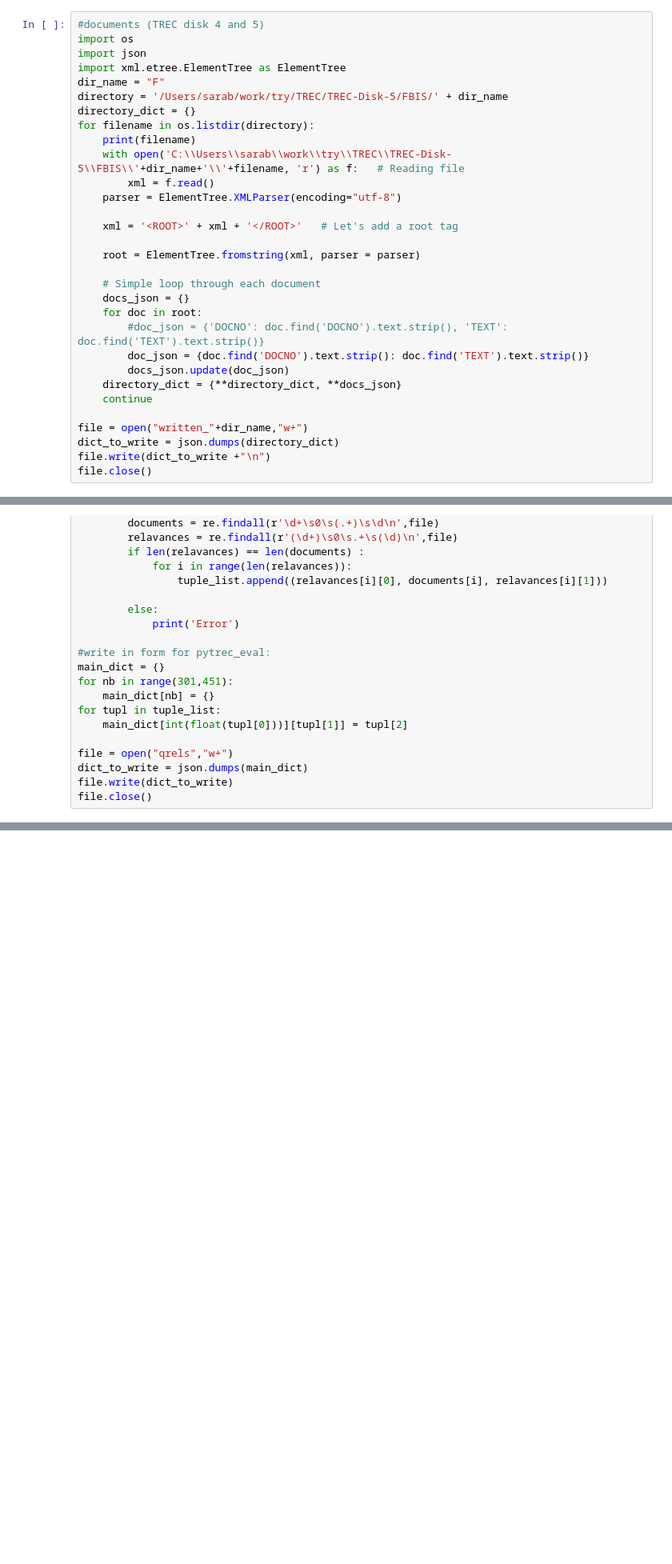
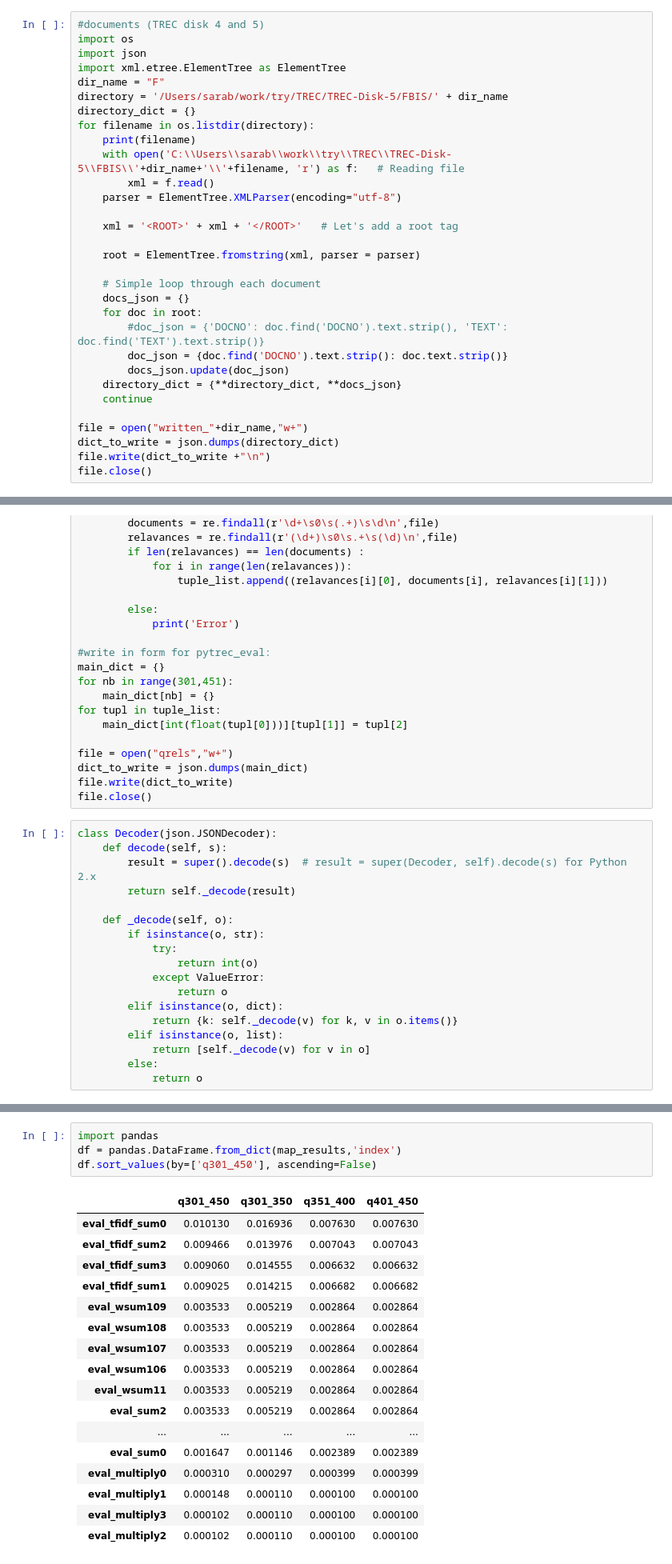
Before and after one commit to SaraBrezec/enviroLENS, a Jupyter notebook: word-embeddings/notebooks/query_modules.ipynb, the cells around one changed output, grey strips where cells are left out. Shown: that part at 80% size. Saved outputs shown, nothing was run; the diff lists cells and outputs as text; blank space fills up the shorter version.

Commit message:
process pytrec_eval results

```diff
--- a/word-embeddings/notebooks/query_modules.ipynb
+++ b/word-embeddings/notebooks/query_modules.ipynb
@@ -424,7 +1261,7 @@ for filename in os.listdir(directory):
     docs_json = {}
     for doc in root:
         #doc_json = {'DOCNO': doc.find('DOCNO').text.strip(), 'TEXT': doc.find('TEXT').text.strip()}
-        doc_json = {doc.find('DOCNO').text.strip(): doc.find('TEXT').text.strip()}
+        doc_json = {doc.find('DOCNO').text.strip(): doc.text.strip()}
         docs_json.update(doc_json)
     directory_dict = {**directory_dict, **docs_json}
     continue
@@ -582,3 +1419,21 @@ file = open("qrels","w+")
 dict_to_write = json.dumps(main_dict)
 file.write(dict_to_write)
 file.close()
+# %%
+class Decoder(json.JSONDecoder):
+    def decode(self, s):
+        result = super().decode(s)  # result = super(Decoder, self).decode(s) for Python 2.x
+        return self._decode(result)
+
+    def _decode(self, o):
+        if isinstance(o, str):
+            try:
+                return int(o)
+            except ValueError:
+                return o
+        elif isinstance(o, dict):
+            return {k: self._decode(v) for k, v in o.items()}
+        elif isinstance(o, list):
+            return [self._decode(v) for v in o]
+        else:
+            return o
@@ -584,0 +1504,22 @@ file.close()
+# %%
+import pandas
+df = pandas.DataFrame.from_dict(map_results,'index')
+df.sort_values(by=['q301_450'], ascending=False)
+# %% [output]
+|  | q301_450 | q301_350 | q351_400 | q401_450 |
+| eval_tfidf_sum0 | 0.010130 | 0.016936 | 0.007630 | 0.007630 |
+| eval_tfidf_sum2 | 0.009466 | 0.013976 | 0.007043 | 0.007043 |
+| eval_tfidf_sum3 | 0.009060 | 0.014555 | 0.006632 | 0.006632 |
+| eval_tfidf_sum1 | 0.009025 | 0.014215 | 0.006682 | 0.006682 |
+| eval_wsum109 | 0.003533 | 0.005219 | 0.002864 | 0.002864 |
+| eval_wsum108 | 0.003533 | 0.005219 | 0.002864 | 0.002864 |
+| eval_wsum107 | 0.003533 | 0.005219 | 0.002864 | 0.002864 |
+| eval_wsum106 | 0.003533 | 0.005219 | 0.002864 | 0.002864 |
+| eval_wsum11 | 0.003533 | 0.005219 | 0.002864 | 0.002864 |
+| eval_sum2 | 0.003533 | 0.005219 | 0.002864 | 0.002864 |
+| ... | ... | ... | ... | ... |
+| eval_sum0 | 0.001647 | 0.001146 | 0.002389 | 0.002389 |
+| eval_multiply0 | 0.000310 | 0.000297 | 0.000399 | 0.000399 |
+| eval_multiply1 | 0.000148 | 0.000110 | 0.000100 | 0.000100 |
+| eval_multiply3 | 0.000102 | 0.000110 | 0.000100 | 0.000100 |
+| eval_multiply2 | 0.000102 | 0.000110 | 0.000100 | 0.000100 |
```
Also changed, not shown: parts of 30 cells of this notebook.
